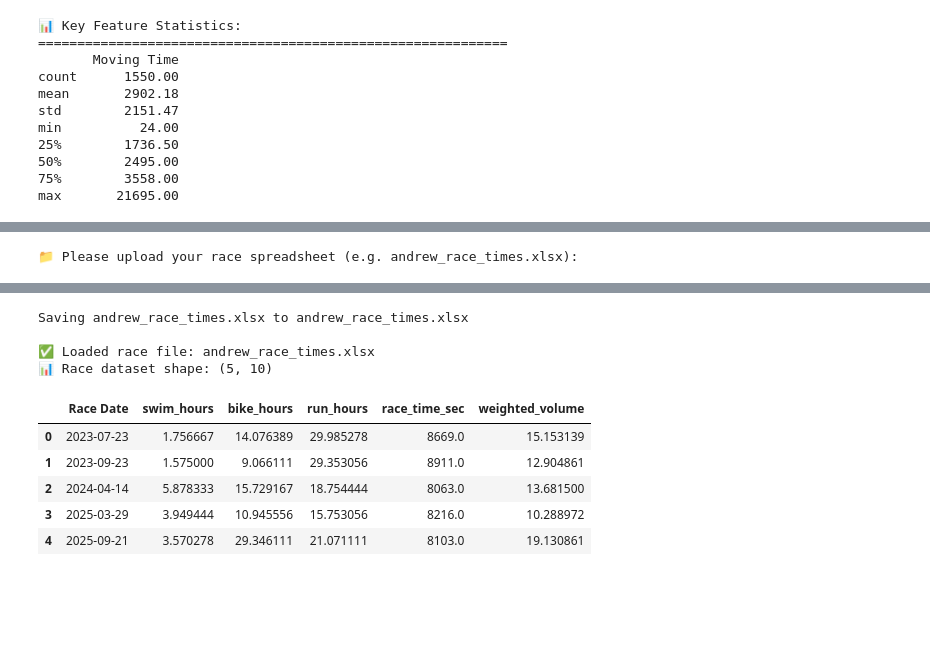
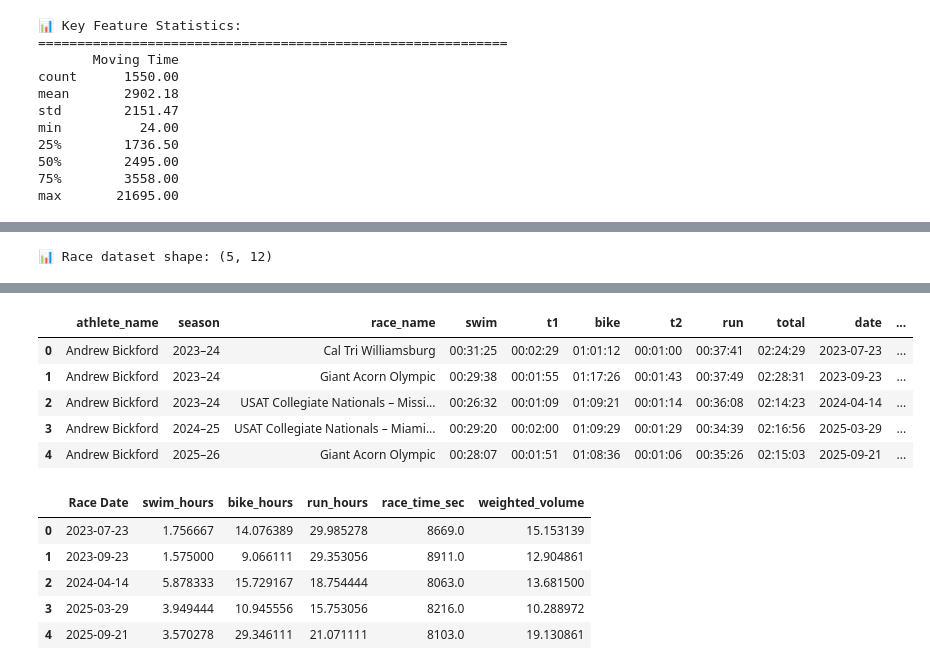
Before and after one commit to abick2/Andrew_Ben_Triathlon_ML_Capstone, a Jupyter notebook: linear_regression_triathlon.ipynb, the cells around one changed output, grey strips where cells are left out. Saved outputs shown, nothing was run; the diff lists cells and outputs as text; code cells hidden in the pictures; blank space fills up the shorter version.

Commit message:
Updated regression model to work locally. changed filepaths

```diff
--- a/linear_regression_triathlon.ipynb
+++ b/linear_regression_triathlon.ipynb
@@ -342,16 +316,18 @@ from sklearn.model_selection import train_test_split
 from sklearn.metrics import mean_absolute_error, r2_score
 
 # If running in Google Colab:
-from google.colab import files
+# from google.colab import files
 
 # --- STEP 1: Load user-selected race data ---
-print("📁 Please upload your race spreadsheet (e.g. andrew_race_times.xlsx):")
-uploaded = files.upload()
+# print("📁 Please upload your race spreadsheet (e.g. andrew_race_times.xlsx):")
+# uploaded = files.upload()
 
-race_filename = list(uploaded.keys())[0]
-print(f"\n✅ Loaded race file: {race_filename}")
+# race_filename = list(uploaded.keys())[0]
+# print(f"\n✅ Loaded race file: {race_filename}")
 
+race_filename = 'linear_regression_data/race_times_andrew.xlsx'
 races = pd.read_excel(race_filename)
 print(f"📊 Race dataset shape: {races.shape}")
+races.head()
 # %% [output]
-📁 Please upload your race spreadsheet (e.g. andrew_race_times.xlsx):
+📊 Race dataset shape: (5, 12)
@@ -359,7 +334,9 @@ print(f"📊 Race dataset shape: {races.shape}")
-Saving andrew_race_times.xlsx to andrew_race_times.xlsx
-
-✅ Loaded race file: andrew_race_times.xlsx
-📊 Race dataset shape: (5, 10)
+|  | athlete_name | season | race_name | swim | t1 | bike | t2 | run | total | date | ... |
+| 0 | Andrew Bickford | 2023–24 | Cal Tri Williamsburg | 00:31:25 | 00:02:29 | 01:01:12 | 00:01:00 | 00:37:41 | 02:24:29 | 2023-07-23 | ... |
+| 1 | Andrew Bickford | 2023–24 | Giant Acorn Olympic | 00:29:38 | 00:01:55 | 01:17:26 | 00:01:43 | 00:37:49 | 02:28:31 | 2023-09-23 | ... |
+| 2 | Andrew Bickford | 2023–24 | USAT Collegiate Nationals – Missi... | 00:26:32 | 00:01:09 | 01:09:21 | 00:01:14 | 00:36:08 | 02:14:23 | 2024-04-14 | ... |
+| 3 | Andrew Bickford | 2024–25 | USAT Collegiate Nationals – Miami... | 00:29:20 | 00:02:00 | 01:09:29 | 00:01:29 | 00:34:39 | 02:16:56 | 2025-03-29 | ... |
+| 4 | Andrew Bickford | 2025–26 | Giant Acorn Olympic | 00:28:07 | 00:01:51 | 01:08:36 | 00:01:06 | 00:35:26 | 02:15:03 | 2025-09-21 | ... |
 # %%
 def time_to_seconds(t):
     if pd.isna(t):
```
Also changed, not shown: parts of 8 cells of this notebook, 6 other files.
